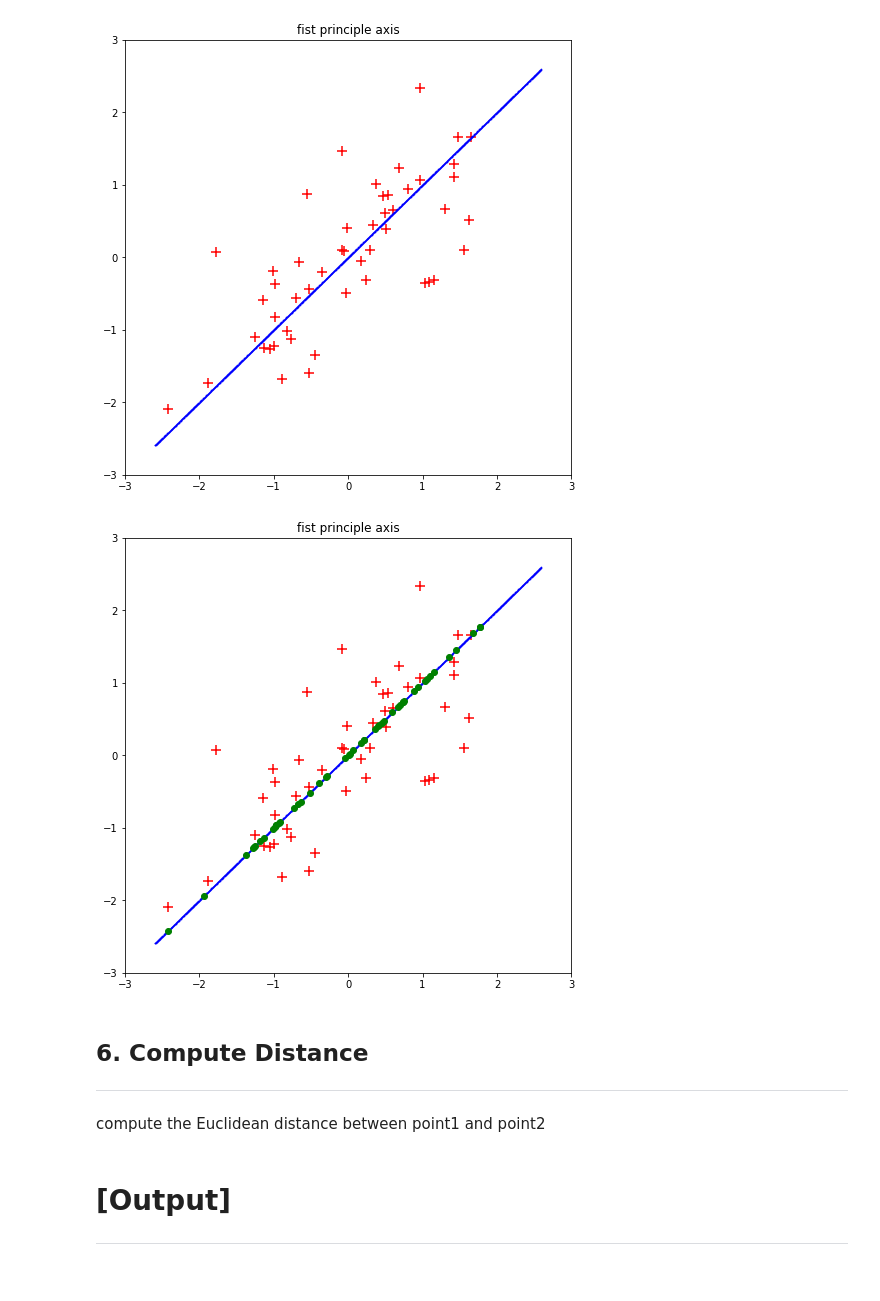
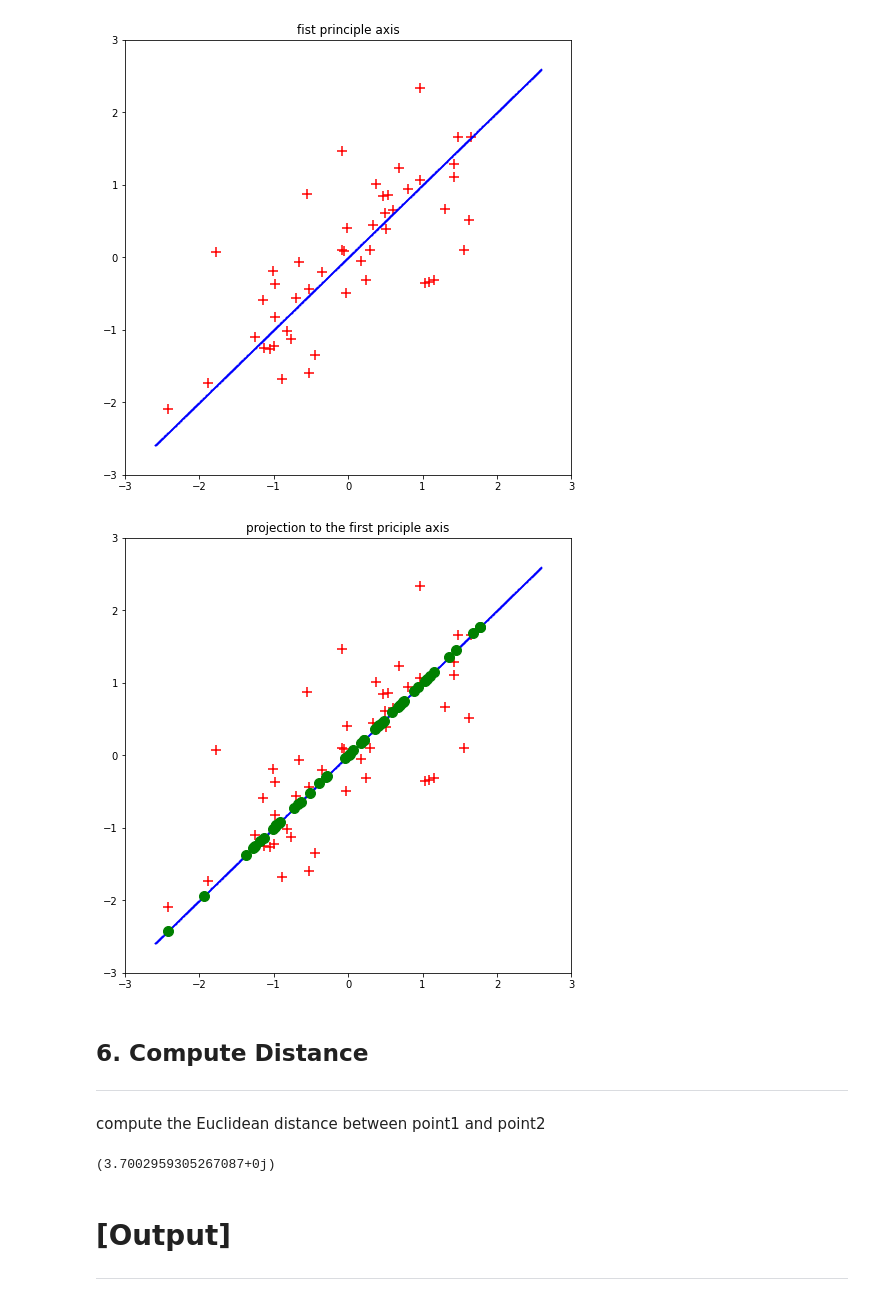
Before and after one commit to wkdthf21/Machine-Learning-Assignment, a Jupyter notebook: 08/Principal Component Analysis.ipynb, the cells around one changed output. Saved outputs shown, nothing was run; the diff lists cells and outputs as text; code cells hidden in the pictures.

Commit message:
Assignment #08 : compute the Euclidean distance between point1 and point2

```diff
--- a/08/Principal Component Analysis.ipynb
+++ b/08/Principal Component Analysis.ipynb
@@ -162,14 +162,14 @@ plt.show()
 # %%
 plt.figure(figsize = (8, 8))
 plt.scatter(xn, yn, c = 'red', marker = '+', s = 120)
 plt.scatter(x_line1, y_line1, c = 'blue', s = 0.5)
-plt.scatter(npx1, npy1, c = 'green')
+plt.scatter(npx1, npy1, c = 'green', s = 100)
 plt.xlim(-3, 3)
 plt.ylim(-3, 3)
-plt.title('projection to the first pricip')
+plt.title('projection to the first priciple axis')
 plt.show()
 # %% [output]
-[figure, old version]
+[figure, new version]
 # %% [markdown]
 ## 6. Compute Distance
 <hr>
@@ -178,3 +183,13 @@ compute the Euclidean distance between point1 and point2
+# %%
+p1 = np.array([xn[0], yn[0]])
+p2 = np.array([npx[0], npy[0]])
+compute_distance(p1, p2)
+
+
+temp = compute_distance(np.array([xn, yn]), np.array([npx, npy]))
+print(temp)
+# %% [output]
+(3.7002959305267087+0j)
 # %% [markdown]
 # [Output]
 <hr>
```
Also changed, not shown: parts of 1 cell of this notebook.
